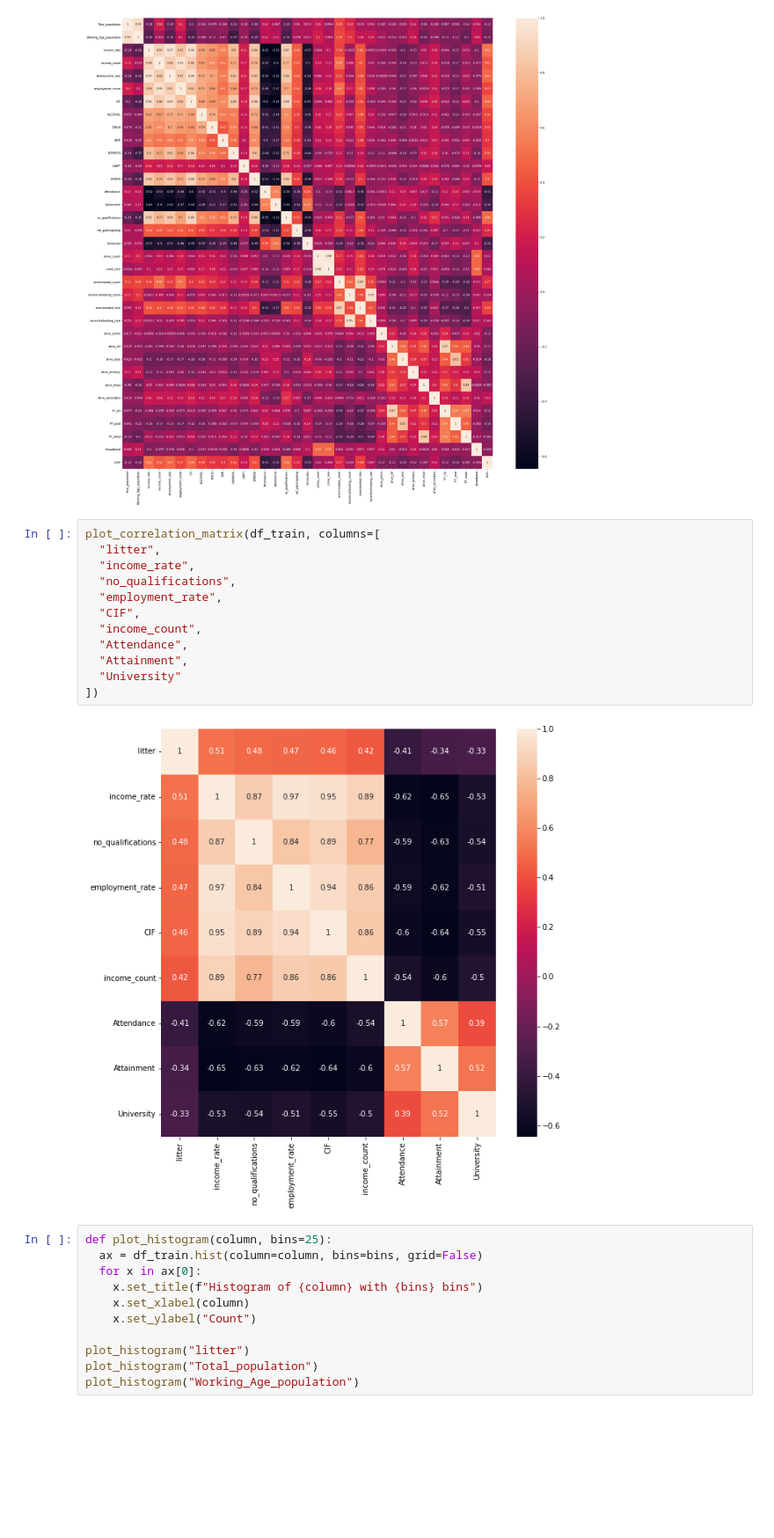
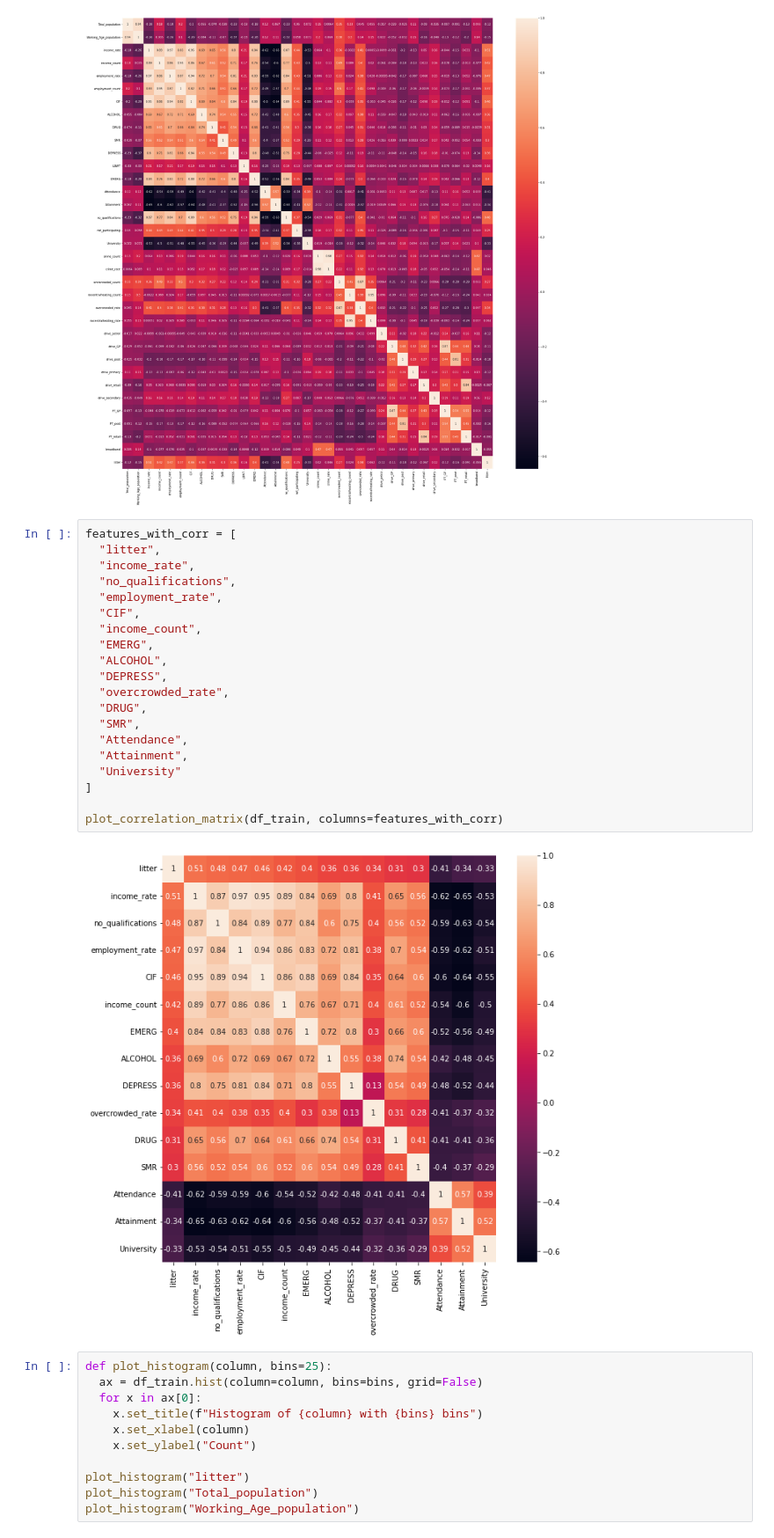
Before and after one commit to Garee/glasgow-litter, a Jupyter notebook: regression/regression.ipynb, the cells around one changed output. Shown at 88% size. Cells and saved outputs as stored; diff of their text form; blank space fills up the shorter version.

```diff
--- a/regression/regression.ipynb
+++ b/regression/regression.ipynb
@@ -192,19 +192,27 @@ plot_correlation_matrix(df_train, df_train.columns, figsize=(30,30))
 # %% [output]
 [figure]
 # %%
-plot_correlation_matrix(df_train, columns=[
+features_with_corr = [
   "litter",
   "income_rate",
   "no_qualifications",
   "employment_rate",
   "CIF",
   "income_count",
+  "EMERG",
+  "ALCOHOL",
+  "DEPRESS",
+  "overcrowded_rate",
+  "DRUG",
+  "SMR",
   "Attendance",
   "Attainment",
   "University"
-])
+]
+
+plot_correlation_matrix(df_train, columns=features_with_corr)
 # %% [output]
-[figure, old version]
+[figure, new version]
 # %%
 def plot_histogram(column, bins=25):
   ax = df_train.hist(column=column, bins=bins, grid=False)
```
Also changed, not shown: parts of 7 cells of this notebook.
